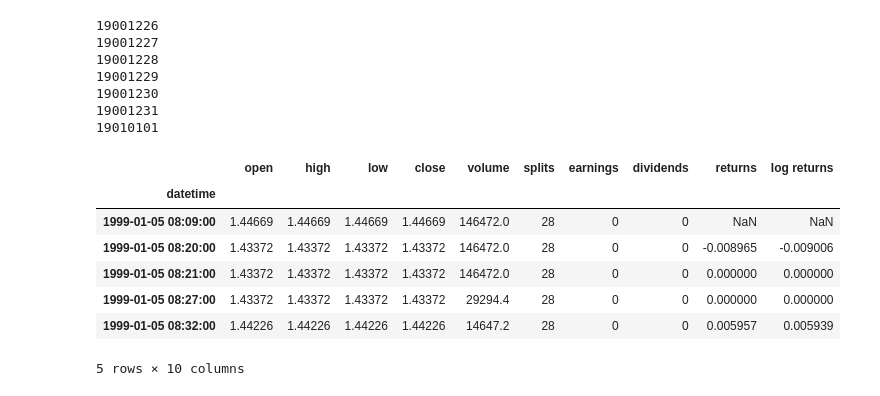
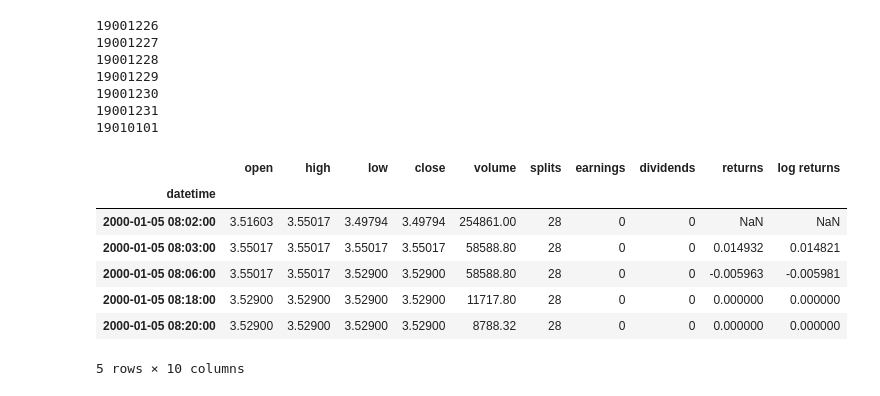
Before and after one commit to rmorshea/quantfi, a Jupyter notebook: kswidget.ipynb, the cells around one changed output. Drawn from its saved outputs; the diff is of its cells as text; code cells hidden in the pictures.

```diff
--- a/kswidget.ipynb
+++ b/kswidget.ipynb
@@ -46,18 +41,18 @@ while formed_date!=date_range[9:]:
 19001231
 19010101
 # %%
-aapl,empty_list = qqd.get_daily_data('aapl','19990205')
-t_series = qqd.get_tseries(aapl.index)
+aapl,empty_list = qqd.get_daily_data('aapl','20000105')
+t_series = np.array(qqd.get_tseries(aapl.index))
 returns = qqd.calc_returns(aapl)
-aapl_01to02[:5]
+aapl[:5]
 # %% [output]
 |  | open | high | low | close | volume | splits | earnings | dividends | returns | log returns |
 | datetime |  |  |  |  |  |  |  |  |  |  |
-| 1999-01-05 08:09:00 | 1.44669 | 1.44669 | 1.44669 | 1.44669 | 146472.0 | 28 | 0 | 0 | NaN | NaN |
-| 1999-01-05 08:20:00 | 1.43372 | 1.43372 | 1.43372 | 1.43372 | 146472.0 | 28 | 0 | 0 | -0.008965 | -0.009006 |
-| 1999-01-05 08:21:00 | 1.43372 | 1.43372 | 1.43372 | 1.43372 | 146472.0 | 28 | 0 | 0 | 0.000000 | 0.000000 |
-| 1999-01-05 08:27:00 | 1.43372 | 1.43372 | 1.43372 | 1.43372 | 29294.4 | 28 | 0 | 0 | 0.000000 | 0.000000 |
-| 1999-01-05 08:32:00 | 1.44226 | 1.44226 | 1.44226 | 1.44226 | 14647.2 | 28 | 0 | 0 | 0.005957 | 0.005939 |
+| 2000-01-05 08:02:00 | 3.51603 | 3.55017 | 3.49794 | 3.49794 | 254861.00 | 28 | 0 | 0 | NaN | NaN |
+| 2000-01-05 08:03:00 | 3.55017 | 3.55017 | 3.55017 | 3.55017 | 58588.80 | 28 | 0 | 0 | 0.014932 | 0.014821 |
+| 2000-01-05 08:06:00 | 3.55017 | 3.55017 | 3.52900 | 3.52900 | 58588.80 | 28 | 0 | 0 | -0.005963 | -0.005981 |
+| 2000-01-05 08:18:00 | 3.52900 | 3.52900 | 3.52900 | 3.52900 | 11717.80 | 28 | 0 | 0 | 0.000000 | 0.000000 |
+| 2000-01-05 08:20:00 | 3.52900 | 3.52900 | 3.52900 | 3.52900 | 8788.32 | 28 | 0 | 0 | 0.000000 | 0.000000 |
 5 rows × 10 columns
 # %%
 plt.plot(brwnnexp.etrace('price',t_series,aapl.close,1,0.1,0))#,p_init=1.44669))
```
Also changed, not shown: parts of 8 cells of this notebook.
